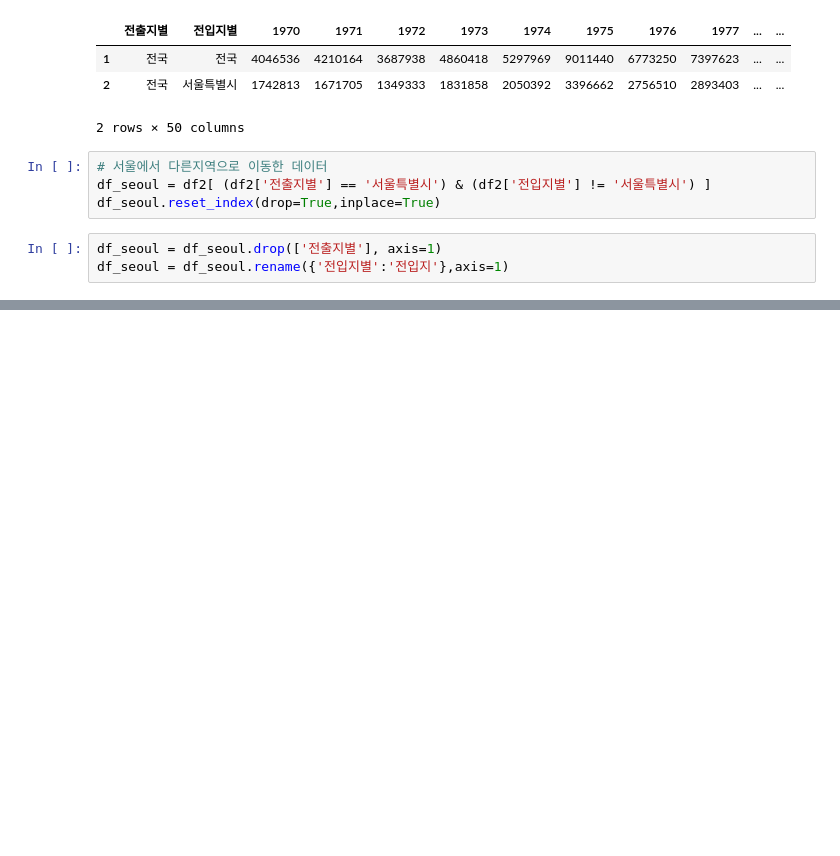
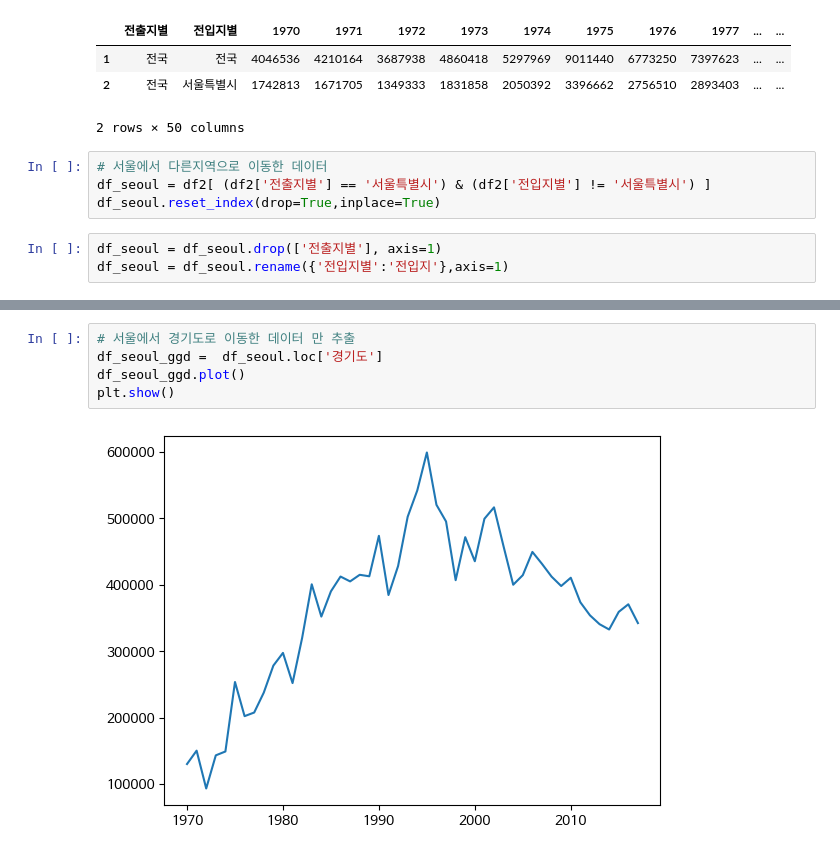
Before and after one commit to leekyuyoung20230313/pythone, a Jupyter notebook: 시각화/시각화및분석I.ipynb, the cells around one changed output, grey strips where cells are left out. Cells and saved outputs as stored; diff of their text form; blank space fills up the shorter version.

```diff
--- a/시각화/시각화및분석I.ipynb
+++ b/시각화/시각화및분석I.ipynb
@@ -372,0 +358,7 @@ df_seoul.head()
+# %%
+# 서울에서 경기도로 이동한 데이터 만 추출
+df_seoul_ggd =  df_seoul.loc['경기도']
+df_seoul_ggd.plot()
+plt.show()
+# %% [output]
+[figure, added]
```
Also changed, not shown: parts of 12 cells of this notebook.
